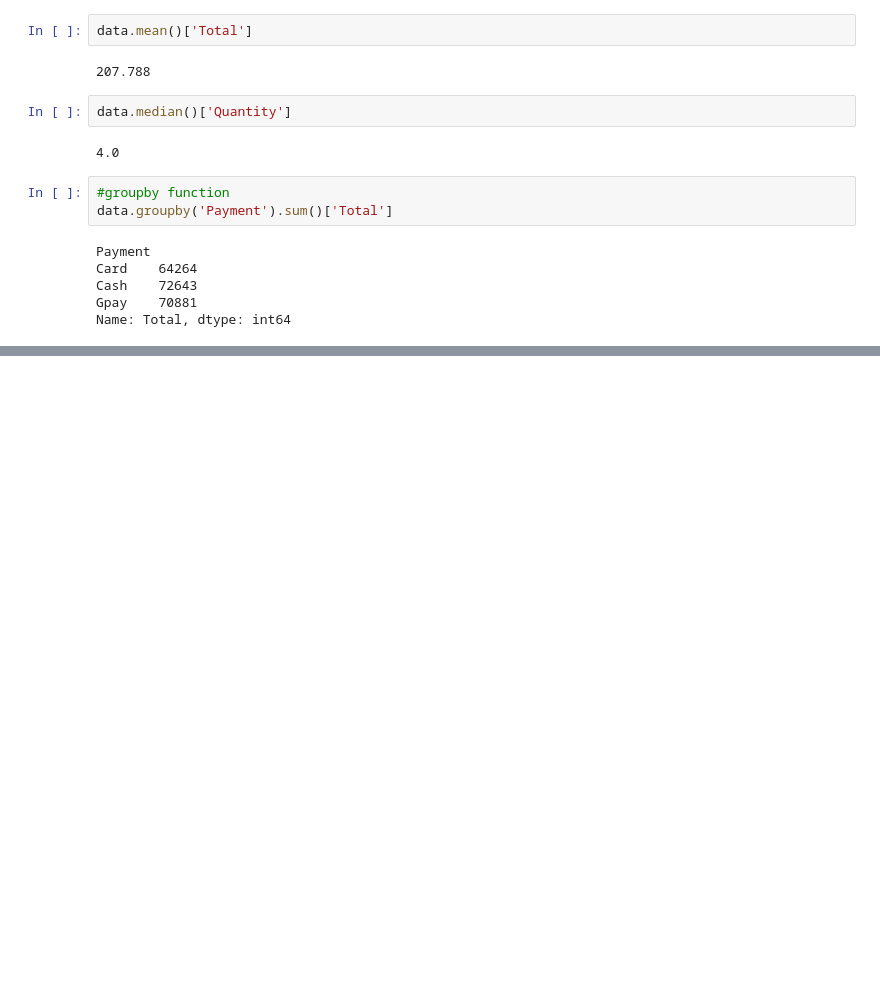
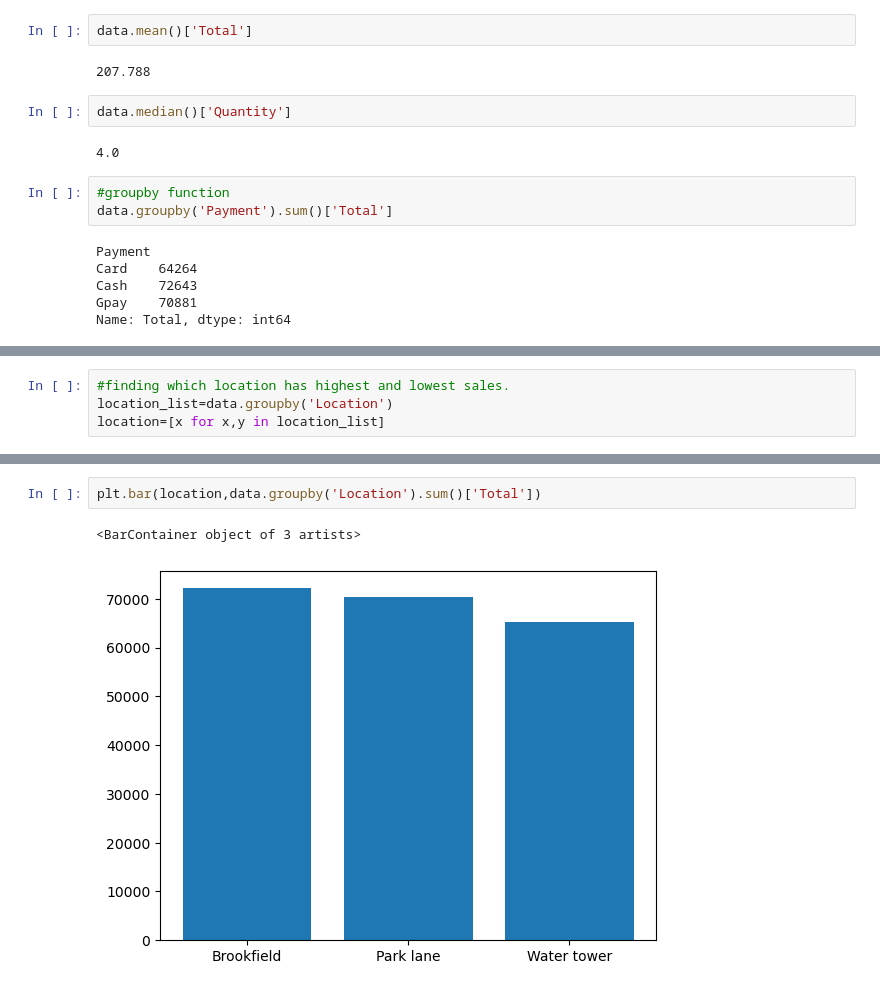
Before and after one commit to Joshi-kv/Sales_Analysis, a Jupyter notebook: supermarket_sales_analysis.ipynb, the cells around one changed output, grey strips where cells are left out. Cells and saved outputs as stored; diff of their text form; blank space fills up the shorter version.

Commit message:
finding which location has highest and lowest sale and representing it in pie and bar chart

```diff
--- a/supermarket_sales_analysis.ipynb
+++ b/supermarket_sales_analysis.ipynb
@@ -146,0 +158,4 @@ Name: Total, dtype: int64
+# %%
+#finding which location has highest and lowest sales.
+location_list=data.groupby('Location')
+location=[x for x,y in location_list]
@@ -146,0 +175,5 @@ Name: Total, dtype: int64
+# %%
+plt.bar(location,data.groupby('Location').sum()['Total'])
+# %% [output]
+<BarContainer object of 3 artists>
+[figure, added]
```
Also changed, not shown: parts of 3 cells of this notebook.
